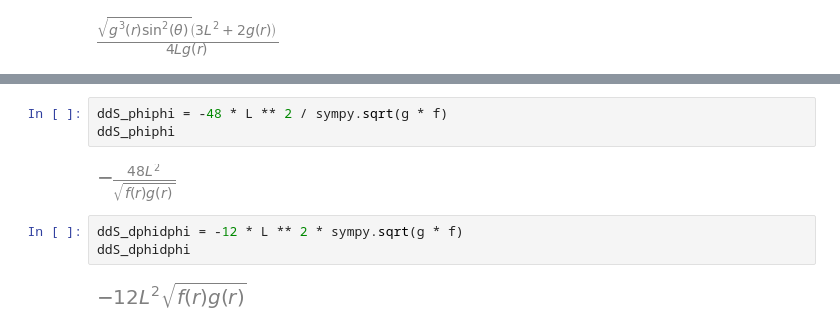
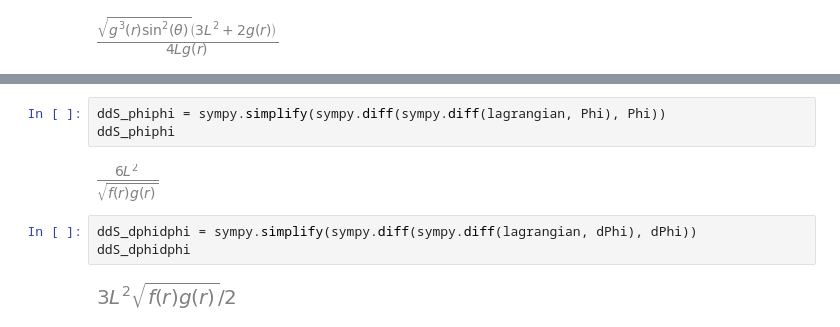
Before and after one commit to jchryssanthacopoulos/wormholes, a Jupyter notebook: einstein_maxwell_ads4_scalar_perturb.ipynb, the cells around one changed output, grey strips where cells are left out. Cells and saved outputs as stored; diff of their text form.

```diff
--- a/einstein_maxwell_ads4_scalar_perturb.ipynb
+++ b/einstein_maxwell_ads4_scalar_perturb.ipynb
@@ -326,11 +313,11 @@ ddS_gg
 # %%
-ddS_phiphi = -48 * L ** 2 / sympy.sqrt(g * f)
+ddS_phiphi = sympy.simplify(sympy.diff(sympy.diff(lagrangian, Phi), Phi))
 ddS_phiphi
 # %% [output]
-[figure, old version]
+[figure, new version]
 # %%
-ddS_dphidphi = -12 * L ** 2 * sympy.sqrt(g * f)
+ddS_dphidphi = sympy.simplify(sympy.diff(sympy.diff(lagrangian, dPhi), dPhi))
 ddS_dphidphi
 # %% [output]
-[figure, old version]
+[figure, new version]
 # %%
```
Also changed, not shown: parts of 33 cells of this notebook, 1 other file.
